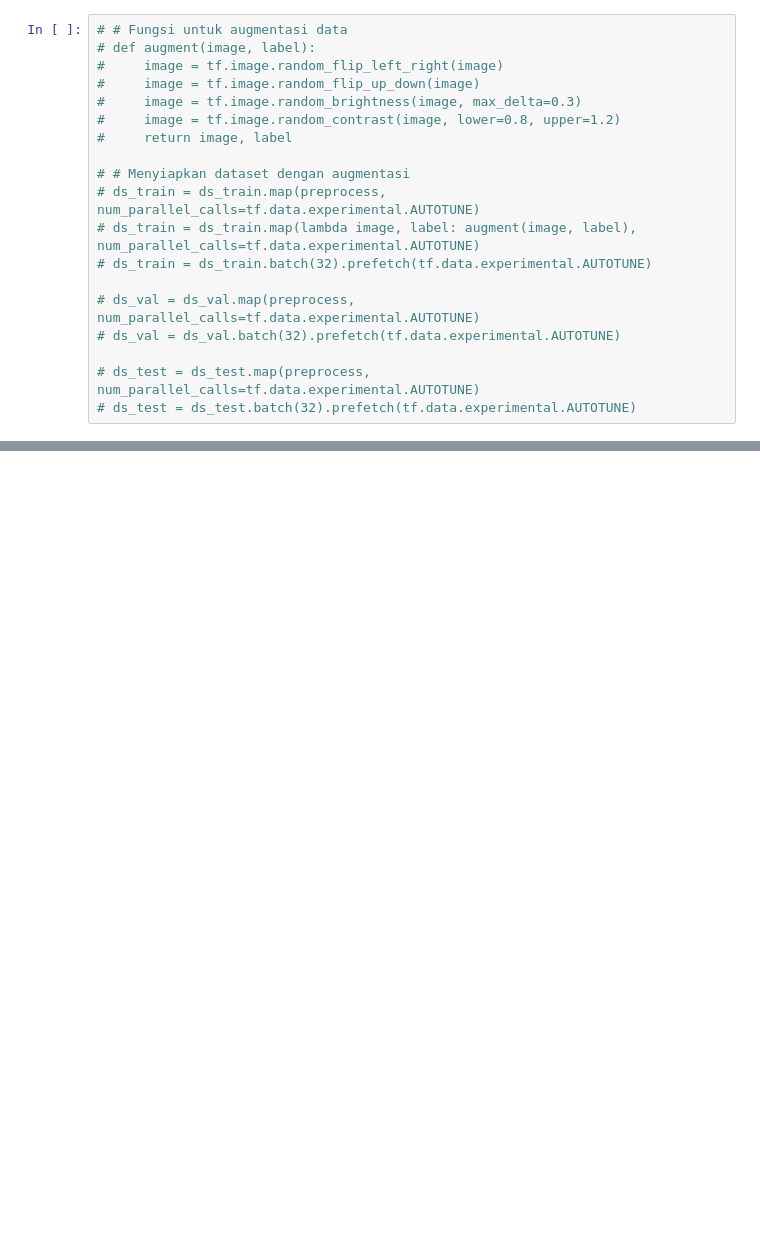
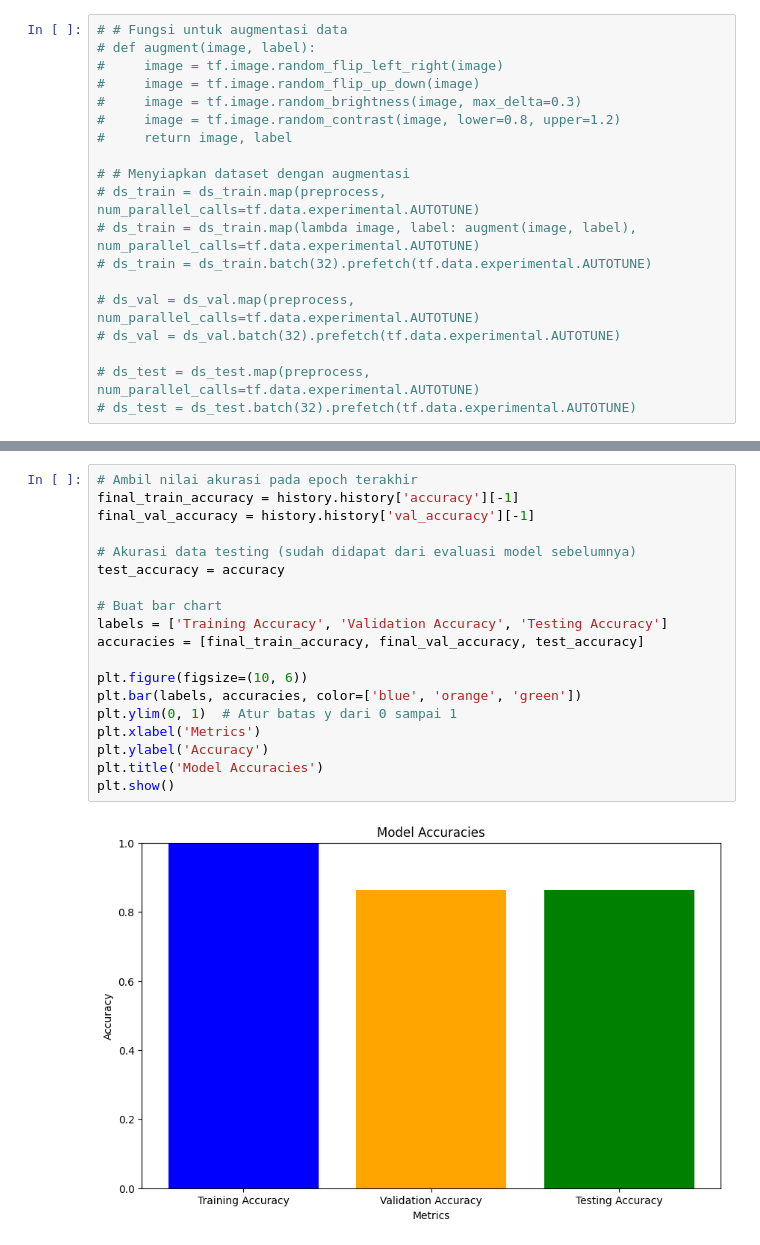
Before and after one commit to Bangkit-C242-PS177/ML, a Jupyter notebook: skin_conditions.ipynb, the cells around one changed output, grey strips where cells are left out. Cells and saved outputs as stored; diff of their text form; blank space fills up the shorter version.

```diff
--- a/skin_conditions.ipynb
+++ b/skin_conditions.ipynb
@@ -355,0 +271,21 @@ Testing Loss: 6.980324745178223, Testing Accuracy: 0.8888888955116272
+# %%
+# Ambil nilai akurasi pada epoch terakhir
+final_train_accuracy = history.history['accuracy'][-1]
+final_val_accuracy = history.history['val_accuracy'][-1]
+
+# Akurasi data testing (sudah didapat dari evaluasi model sebelumnya)
+test_accuracy = accuracy
+
+# Buat bar chart
+labels = ['Training Accuracy', 'Validation Accuracy', 'Testing Accuracy']
+accuracies = [final_train_accuracy, final_val_accuracy, test_accuracy]
+
+plt.figure(figsize=(10, 6))
+plt.bar(labels, accuracies, color=['blue', 'orange', 'green'])
+plt.ylim(0, 1)  # Atur batas y dari 0 sampai 1
+plt.xlabel('Metrics')
+plt.ylabel('Accuracy')
+plt.title('Model Accuracies')
+plt.show()
+# %% [output]
+[figure, added]
```
Also changed, not shown: parts of 10 cells of this notebook, 4 other files.
